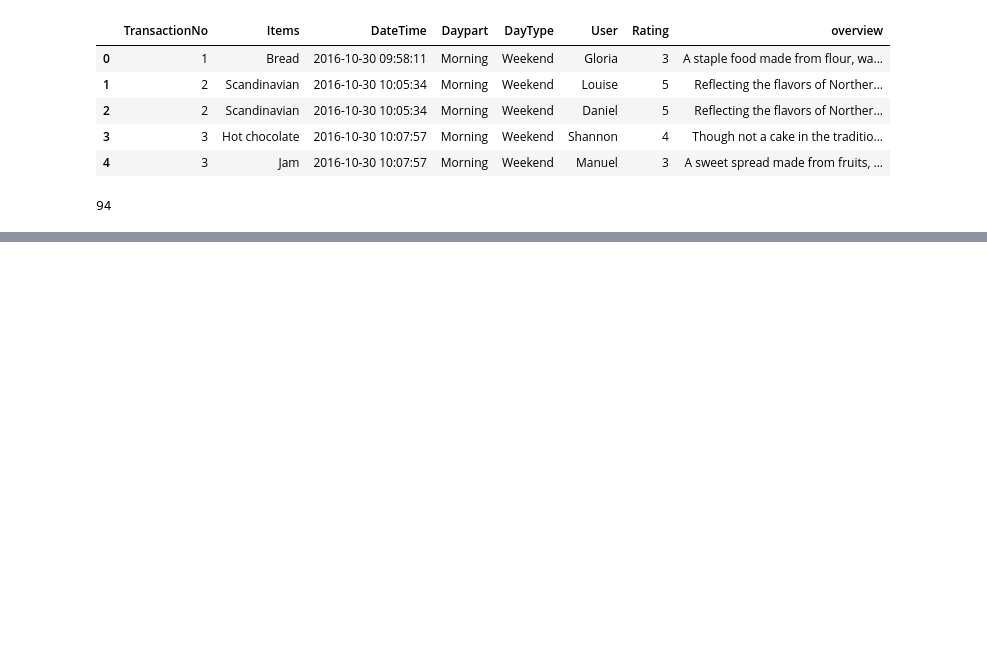
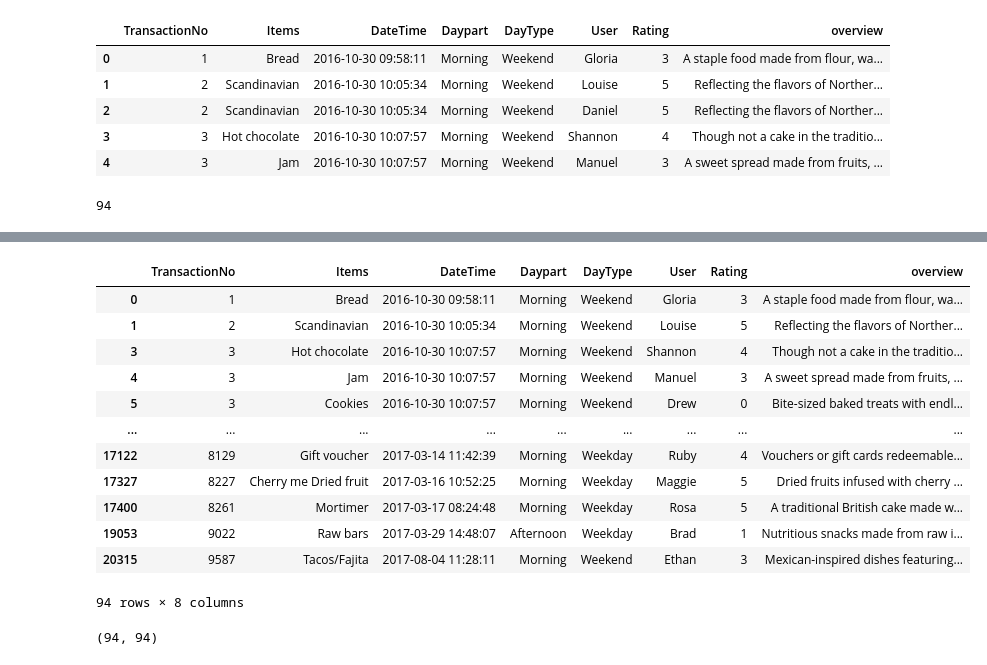
Before and after one commit to trangdo04/recommendation, a Jupyter notebook: bakery-ecommerce-website.ipynb, the cells around one changed output, grey strips where cells are left out. Saved outputs shown, nothing was run; the diff lists cells and outputs as text; code cells hidden in the pictures; blank space fills up the shorter version.

```diff
--- a/bakery-ecommerce-website.ipynb
+++ b/bakery-ecommerce-website.ipynb
@@ -249,0 +252,17 @@ list = data.Items.unique()
+# %%
+new_data = data.drop_duplicates(subset = ['Items','overview'])
+# %%
+#Define a TF-IDF Vectorizer Object. Remove all english stop words such as 'the', 'a'
+tfidf = TfidfVectorizer(stop_words='english') # xu ly van ban
+
+#Replace NaN with an empty string
+new_data['overview'] = new_data['overview'].fillna('') # voi nhung item k co overview thay the thanh ' '
+
+#Construct the required TF-IDF matrix by fitting and transforming the data
+# tao matrix moi da xu ly van ban overview
+# row : document, column : feature
+tfidf_matrix = tfidf.fit_transform(new_data['overview']) # ko hieu ham nay hoat dộng kieu gi
+
+#Output the shape of tfidf_matrix
+print("tfidf_matrix.shape : ", tfidf_matrix.shape)
+print(tfidf.get_feature_names_out()[300:310])
@@ -249,0 +295,16 @@ list = data.Items.unique()
+# %%
+new_data
+# %% [output]
+|  | TransactionNo | Items | DateTime | Daypart | DayType | User | Rating | overview |
+| 0 | 1 | Bread | 2016-10-30 09:58:11 | Morning | Weekend | Gloria | 3 | A staple food made from flour, wa... |
+| 1 | 2 | Scandinavian | 2016-10-30 10:05:34 | Morning | Weekend | Louise | 5 | Reflecting the flavors of Norther... |
+| 3 | 3 | Hot chocolate | 2016-10-30 10:07:57 | Morning | Weekend | Shannon | 4 | Though not a cake in the traditio... |
+| 4 | 3 | Jam | 2016-10-30 10:07:57 | Morning | Weekend | Manuel | 3 | A sweet spread made from fruits, ... |
+| 5 | 3 | Cookies | 2016-10-30 10:07:57 | Morning | Weekend | Drew | 0 | Bite-sized baked treats with endl... |
+| ... | ... | ... | ... | ... | ... | ... | ... | ... |
+| 17122 | 8129 | Gift voucher | 2017-03-14 11:42:39 | Morning | Weekday | Ruby | 4 | Vouchers or gift cards redeemable... |
+| 17327 | 8227 | Cherry me Dried fruit | 2017-03-16 10:52:25 | Morning | Weekday | Maggie | 5 | Dried fruits infused with cherry ... |
+| 17400 | 8261 | Mortimer | 2017-03-17 08:24:48 | Morning | Weekday | Rosa | 5 | A traditional British cake made w... |
+| 19053 | 9022 | Raw bars | 2017-03-29 14:48:07 | Afternoon | Weekday | Brad | 1 | Nutritious snacks made from raw i... |
+| 20315 | 9587 | Tacos/Fajita | 2017-08-04 11:28:11 | Morning | Weekend | Ethan | 3 | Mexican-inspired dishes featuring... |
+94 rows × 8 columns
@@ -249,0 +316,4 @@ list = data.Items.unique()
+# %%
+cosine_sim.shape
+# %% [output]
+(94, 94)
```
Also changed, not shown: parts of 7 cells of this notebook.
